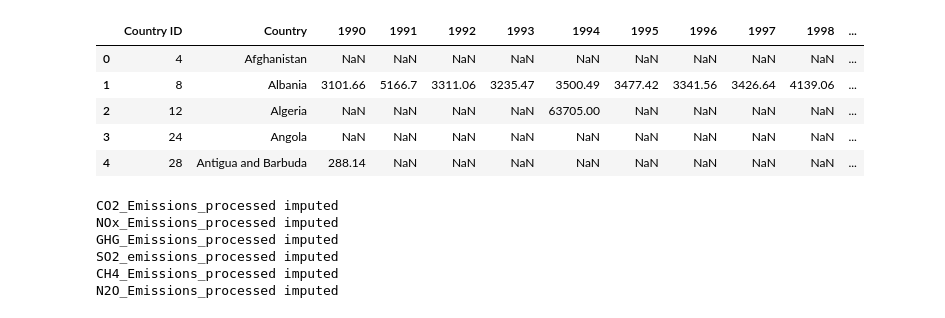
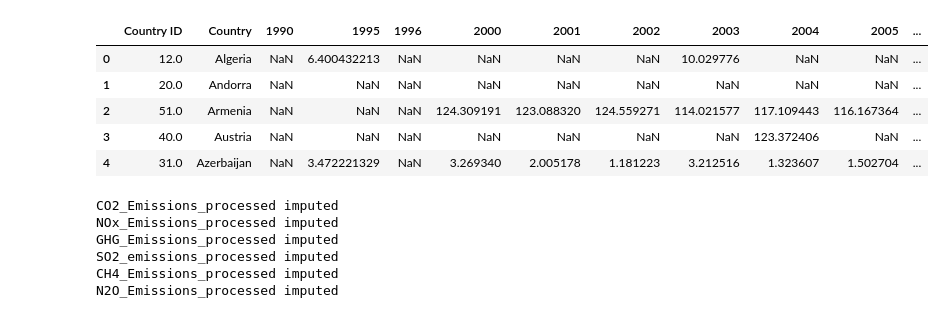
Before and after one commit to wsharpe41/EffectsOfEnvironmentalPolicy, a Jupyter notebook: data_processing/process_data.ipynb, the cells around one changed output. Cells and saved outputs as stored; diff of their text form; code cells hidden in the pictures.

```diff
--- a/data_processing/process_data.ipynb
+++ b/data_processing/process_data.ipynb
@@ -73,14 +73,14 @@ for df_name in df_name_waste:
 # %%
 # show all column names in jyuptyer notebook
 pd.set_option('display.max_columns', None)
-globals()['CO2_Emissions_processed'].head()
+globals()['Hazardous waste generated per capita_processed'].head()
 # %% [output]
-|  | Country ID | Country | 1990 | 1991 | 1992 | 1993 | 1994 | 1995 | 1996 | 1997 | 1998 | ... |
-| 0 | 4 | Afghanistan | NaN | NaN | NaN | NaN | NaN | NaN | NaN | NaN | NaN | ... |
-| 1 | 8 | Albania | 3101.66 | 5166.7 | 3311.06 | 3235.47 | 3500.49 | 3477.42 | 3341.56 | 3426.64 | 4139.06 | ... |
-| 2 | 12 | Algeria | NaN | NaN | NaN | NaN | 63705.00 | NaN | NaN | NaN | NaN | ... |
-| 3 | 24 | Angola | NaN | NaN | NaN | NaN | NaN | NaN | NaN | NaN | NaN | ... |
-| 4 | 28 | Antigua and Barbuda | 288.14 | NaN | NaN | NaN | NaN | NaN | NaN | NaN | NaN | ... |
+|  | Country ID | Country | 1990 | 1995 | 1996 | 2000 | 2001 | 2002 | 2003 | 2004 | 2005 | ... |
+| 0 | 12.0 | Algeria | NaN | 6.400432213 | NaN | NaN | NaN | NaN | 10.029776 | NaN | NaN | ... |
+| 1 | 20.0 | Andorra | NaN | NaN | NaN | NaN | NaN | NaN | NaN | NaN | NaN | ... |
+| 2 | 51.0 | Armenia | NaN | NaN | NaN | 124.309191 | 123.088320 | 124.559271 | 114.021577 | 117.109443 | 116.167364 | ... |
+| 3 | 40.0 | Austria | NaN | NaN | NaN | NaN | NaN | NaN | NaN | 123.372406 | NaN | ... |
+| 4 | 31.0 | Azerbaijan | NaN | 3.472221329 | NaN | 3.269340 | 2.005178 | 1.181223 | 3.212516 | 1.323607 | 1.502704 | ... |
 # %%
 # # split dataframes into two parts: columns need to be interpolated and columns don't need to be interpolated
 # # convert '...' and 'NaN' into np.nan
```
Also changed, not shown: parts of 4 cells of this notebook, 7 other files.
